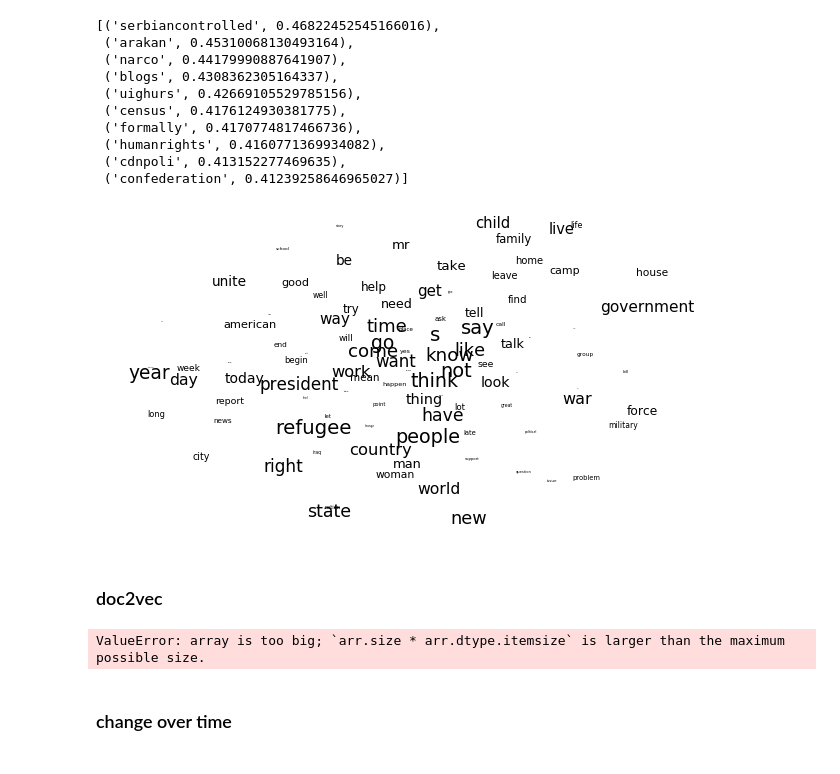
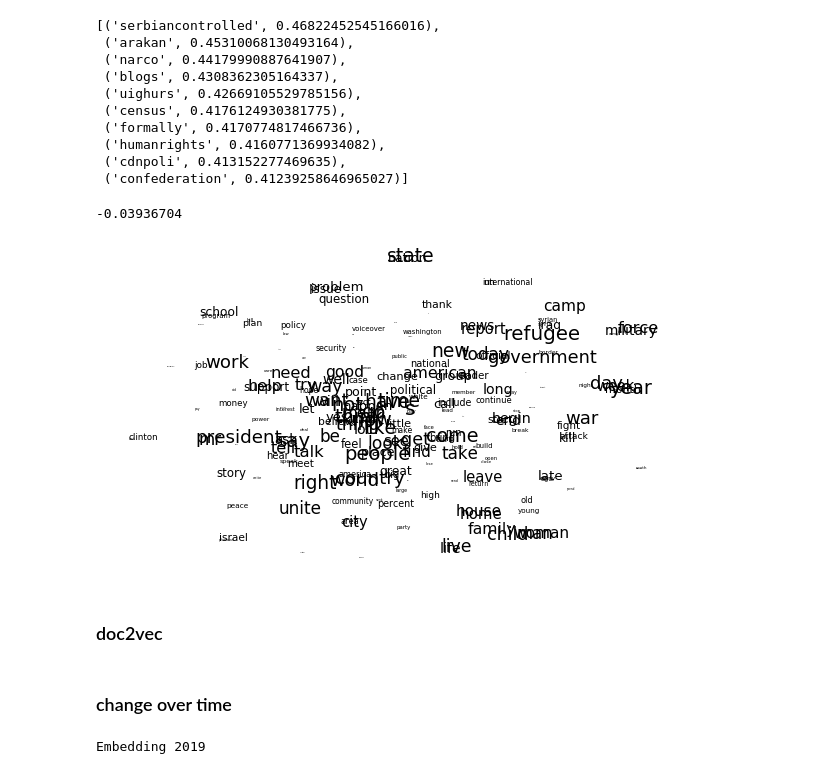
Before and after one commit to rachel-ker/refugeediscourse, a Jupyter notebook: analysis_template.ipynb, the cells around one changed output. Cells and saved outputs as stored; diff of their text form; code cells hidden in the pictures.

Commit message:
word2vec and changes in embedding over time

```diff
--- a/analysis_template.ipynb
+++ b/analysis_template.ipynb
@@ -999,6 +999,8 @@ Year: 2019, Topic: 4
 data_w2v = gensim.models.word2vec.Word2Vec(data['normalized_sents'].sum())
 # %%
 data_w2v.save('data_w2v')
+# %%
+data_w2v = gensim.models.word2vec.Word2Vec.load('data_w2v')
 # %%
 data_w2v.most_similar(positive=['refugee'])
 # %% [output]
@@ -1038,6 +1040,10 @@ data_w2v.most_similar(positive=['refugee', 'independent'], negative=['help'])
  ('humanrights', 0.4160771369934082),
  ('cdnpoli', 0.413152277469635),
  ('confederation', 0.41239258646965027)]
+# %%
+data_w2v.similarity('refugee','good')
+# %% [output]
+-0.03936704
 # %%
 def plot_embeddings(data_w2v, numWords):
     targetWords = data_w2v.wv.index2word[:numWords]
@@ -1059,9 +1065,9 @@ def plot_embeddings(data_w2v, numWords):
     plt.yticks(())
     plt.show()
 # %%
-plot_embeddings(data_w2v, 100)
+plot_embeddings(data_w2v, 200)
 # %% [output]
-[figure, old version]
+[figure, new version]
 # %% [markdown]
 ### doc2vec
 # %%
@@ -1078,9 +1084,8 @@ def tag_docs(data):
 
 data['tagged_docs'] = tag_docs(data)
 # %%
-data_d2v = gensim.models.doc2vec.Doc2Vec(data['tagged_docs'],size=100)
+# memory error
+#data_d2v = gensim.models.doc2vec.Doc2Vec(data['tagged_docs'],vector_size=100)
-# %% [output]
-ValueError: array is too big; `arr.size * arr.dtype.itemsize` is larger than the maximum possible size.
 # %%
 data_d2v.save("data_d2v")
 # %%
@@ -1225,6 +1230,8 @@ def compareModels(df, category, sort = True):
     return embeddings_raw, embeddings_aligned
 # %%
 data_rawEmbeddings, data_comparedEmbeddings = compareModels(data, 'year')
+# %% [output]
+Embedding 2019
 # %%
 def getDivergenceDF(word, embeddingsDict):
     dists = []
```
Also changed, not shown: parts of 9 cells of this notebook.
